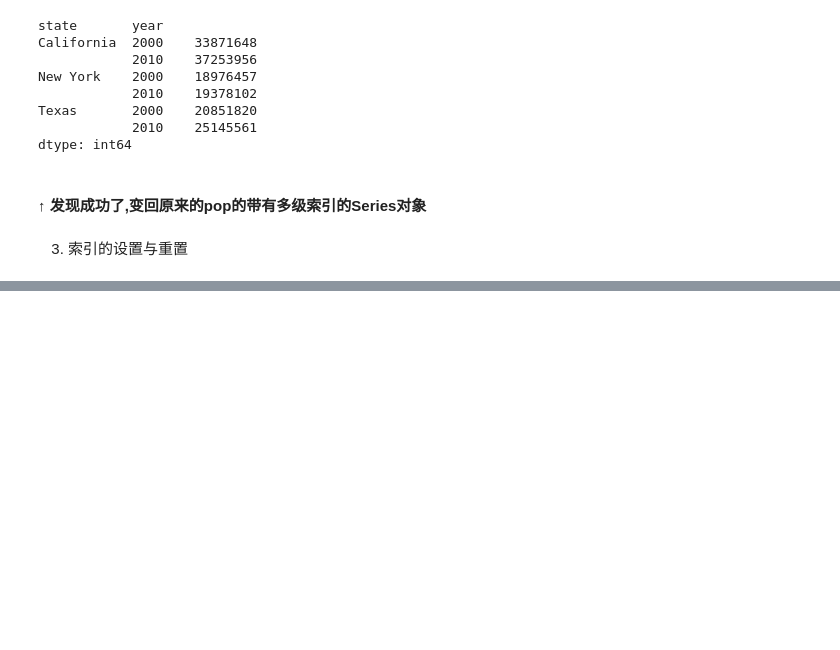
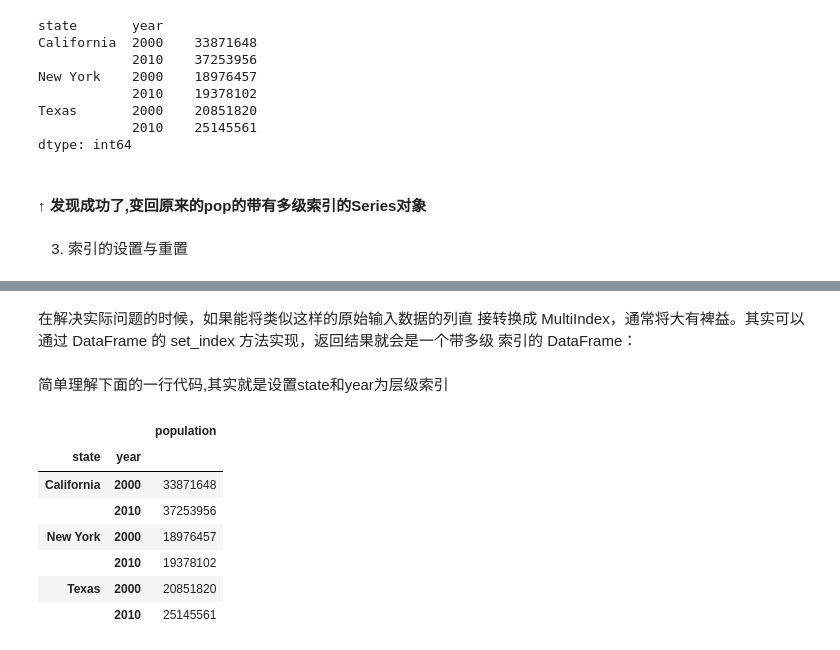
Before and after one commit to HaichengHao/machinelearnning, a Jupyter notebook: 00超基础数据科学手册自敲代码/03pandas数据处理/code/03_3.6.ipynb, the cells around one changed output, grey strips where cells are left out. Cells and saved outputs as stored; diff of their text form; code cells hidden in the pictures; blank space fills up the shorter version.

```diff
--- a/00超基础数据科学手册自敲代码/03pandas数据处理/code/03_3.6.ipynb
+++ b/00超基础数据科学手册自敲代码/03pandas数据处理/code/03_3.6.ipynb
@@ -814,0 +853,19 @@ dtype: int64
+# %% [markdown]
+在解决实际问题的时候，如果能将类似这样的原始输入数据的列直
+接转换成 MultiIndex，通常将大有裨益。其实可以通过
+DataFrame 的 set_index 方法实现，返回结果就会是一个带多级
+索引的 DataFrame：
+# %% [markdown]
+<p class='raw'>简单理解下面的一行代码,其实就是设置state和year为层级索引
+</p>
+# %%
+pop_flat.set_index(['state','year'])
+# %% [output]
+|  |  | population |
+| state | year |  |
+| California | 2000 | 33871648 |
+|  | 2010 | 37253956 |
+| New York | 2000 | 18976457 |
+|  | 2010 | 19378102 |
+| Texas | 2000 | 20851820 |
+|  | 2010 | 25145561 |
```
Also changed, not shown: parts of 31 cells of this notebook, 15 other files.
